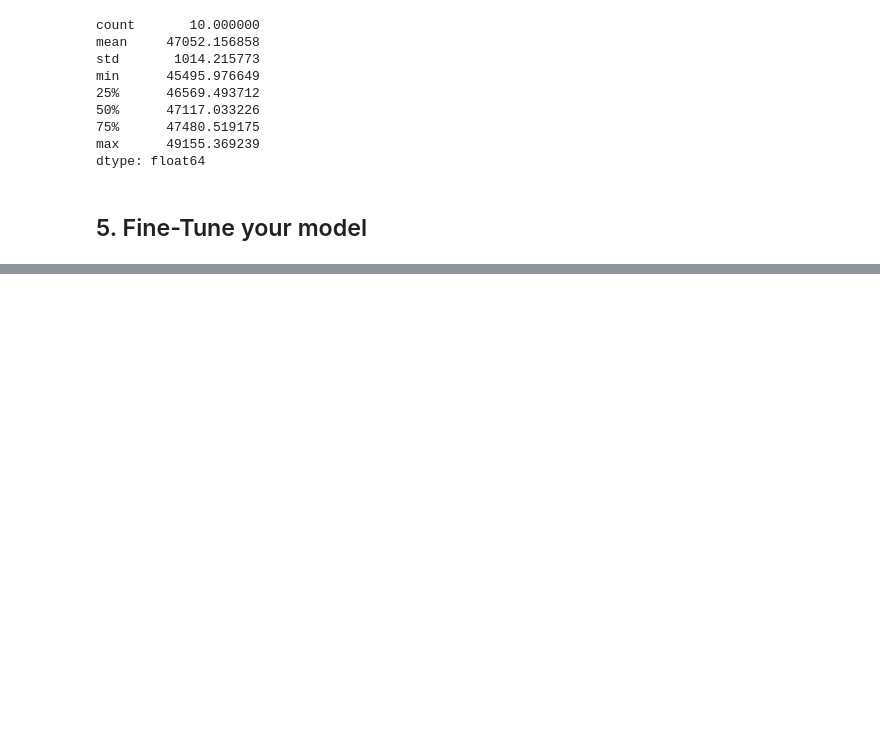
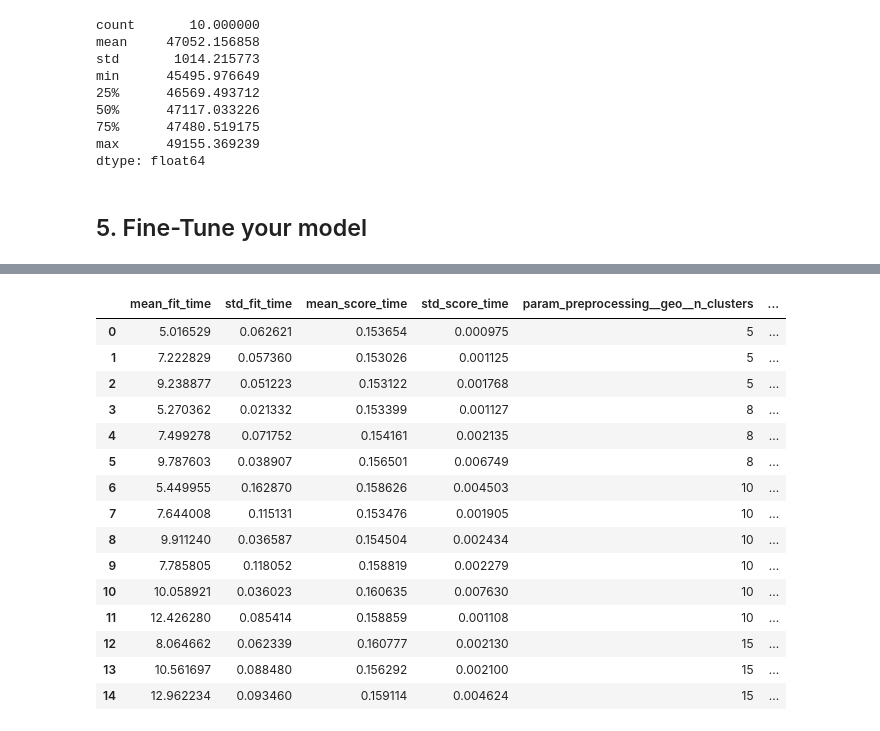
Before and after one commit to Twishha-Soni/Machine-Learning-Projects---Fundamentals, a Jupyter notebook: end-to-end-machine-learning-project.ipynb, the cells around one changed output, grey strips where cells are left out. Cells and saved outputs as stored; diff of their text form; code cells hidden in the pictures; blank space fills up the shorter version.

```diff
--- a/end-to-end-machine-learning-project.ipynb
+++ b/end-to-end-machine-learning-project.ipynb
@@ -792,0 +797,19 @@ dtype: float64
+# %%
+from sklearn.model_selection import GridSearchCV
+
+full_pipeline = Pipeline([
+    ('preprocessing', preprocessing),
+    ('random_forest', RandomForestRegressor(random_state=42)),
+])
+
+param_grid = [
+    {'preprocessing__geo__n_clusters': [5, 8, 10],
+     'random_forest__max_features': [4, 6, 8]},
+    {'preprocessing__geo__n_clusters': [10, 15],
+     'random_forest__max_features': [6, 8, 10]},
+]
+
+grid_search = GridSearchCV(full_pipeline, param_grid, cv=3,
+scoring='neg_root_mean_squared_error')
+
+grid_search.fit(housing, housing_labels)
@@ -792,0 +880,20 @@ dtype: float64
+# %%
+cv_res = pd.DataFrame(grid_search.cv_results_)
+cv_res
+# %% [output]
+|  | mean_fit_time | std_fit_time | mean_score_time | std_score_time | param_preprocessing__geo__n_clusters | ... |
+| 0 | 5.016529 | 0.062621 | 0.153654 | 0.000975 | 5 | ... |
+| 1 | 7.222829 | 0.057360 | 0.153026 | 0.001125 | 5 | ... |
+| 2 | 9.238877 | 0.051223 | 0.153122 | 0.001768 | 5 | ... |
+| 3 | 5.270362 | 0.021332 | 0.153399 | 0.001127 | 8 | ... |
+| 4 | 7.499278 | 0.071752 | 0.154161 | 0.002135 | 8 | ... |
+| 5 | 9.787603 | 0.038907 | 0.156501 | 0.006749 | 8 | ... |
+| 6 | 5.449955 | 0.162870 | 0.158626 | 0.004503 | 10 | ... |
+| 7 | 7.644008 | 0.115131 | 0.153476 | 0.001905 | 10 | ... |
+| 8 | 9.911240 | 0.036587 | 0.154504 | 0.002434 | 10 | ... |
+| 9 | 7.785805 | 0.118052 | 0.158819 | 0.002279 | 10 | ... |
+| 10 | 10.058921 | 0.036023 | 0.160635 | 0.007630 | 10 | ... |
+| 11 | 12.426280 | 0.085414 | 0.158859 | 0.001108 | 10 | ... |
+| 12 | 8.064662 | 0.062339 | 0.160777 | 0.002130 | 15 | ... |
+| 13 | 10.561697 | 0.088480 | 0.156292 | 0.002100 | 15 | ... |
+| 14 | 12.962234 | 0.093460 | 0.159114 | 0.004624 | 15 | ... |
```
Also changed, not shown: parts of 20 cells of this notebook.
